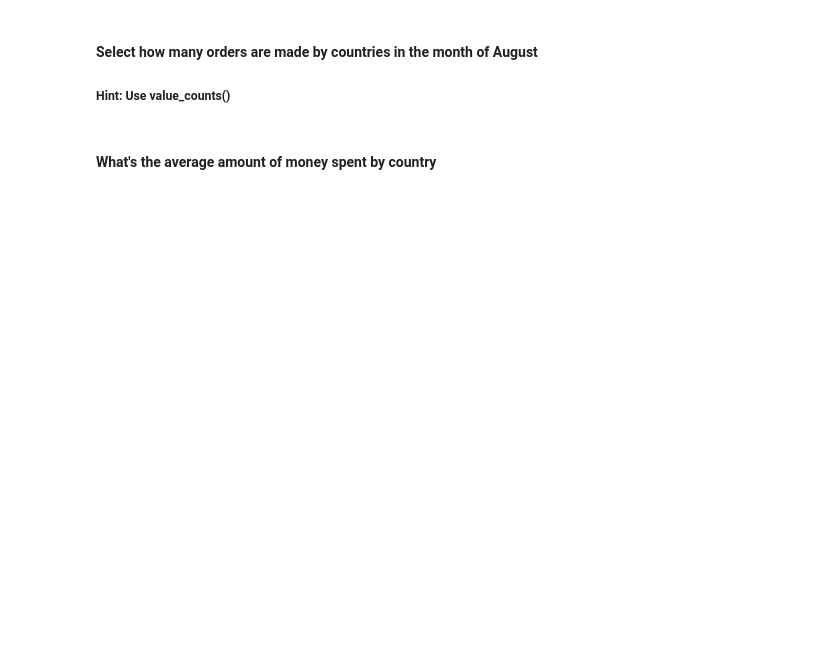
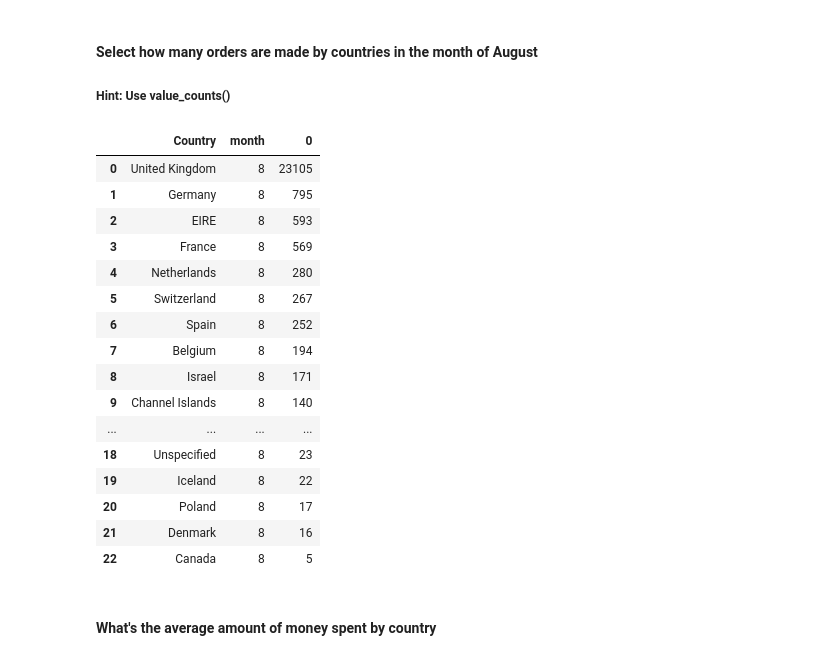
Before and after one commit to ta-data-mexpt/lab-subsetting-and-descriptive-stats, a Jupyter notebook: your-code/main.ipynb, the cells around one changed output. Saved outputs shown, nothing was run; the diff lists cells and outputs as text; code cells hidden in the pictures; blank space fills up the shorter version.

```diff
--- a/your-code/main.ipynb
+++ b/your-code/main.ipynb
@@ -417,6 +604,25 @@ employee.groupby(['Department']).agg({'Years':['min','mean','max'], 'Salary':['m
 ##### Hint: Use value_counts()
 # %%
 # your answer here
+orders[['Country','month']][(orders['month']==8)].value_counts().reset_index()
+# %% [output]
+|  | Country | month | 0 |
+| 0 | United Kingdom | 8 | 23105 |
+| 1 | Germany | 8 | 795 |
+| 2 | EIRE | 8 | 593 |
+| 3 | France | 8 | 569 |
+| 4 | Netherlands | 8 | 280 |
+| 5 | Switzerland | 8 | 267 |
+| 6 | Spain | 8 | 252 |
+| 7 | Belgium | 8 | 194 |
+| 8 | Israel | 8 | 171 |
+| 9 | Channel Islands | 8 | 140 |
+| ... | ... | ... | ... |
+| 18 | Unspecified | 8 | 23 |
+| 19 | Iceland | 8 | 22 |
+| 20 | Poland | 8 | 17 |
+| 21 | Denmark | 8 | 16 |
+| 22 | Canada | 8 | 5 |
 # %% [markdown]
 #### What's the  average amount of money spent by country
 # %%
```
Also changed, not shown: parts of 26 cells of this notebook, 2 other files.
